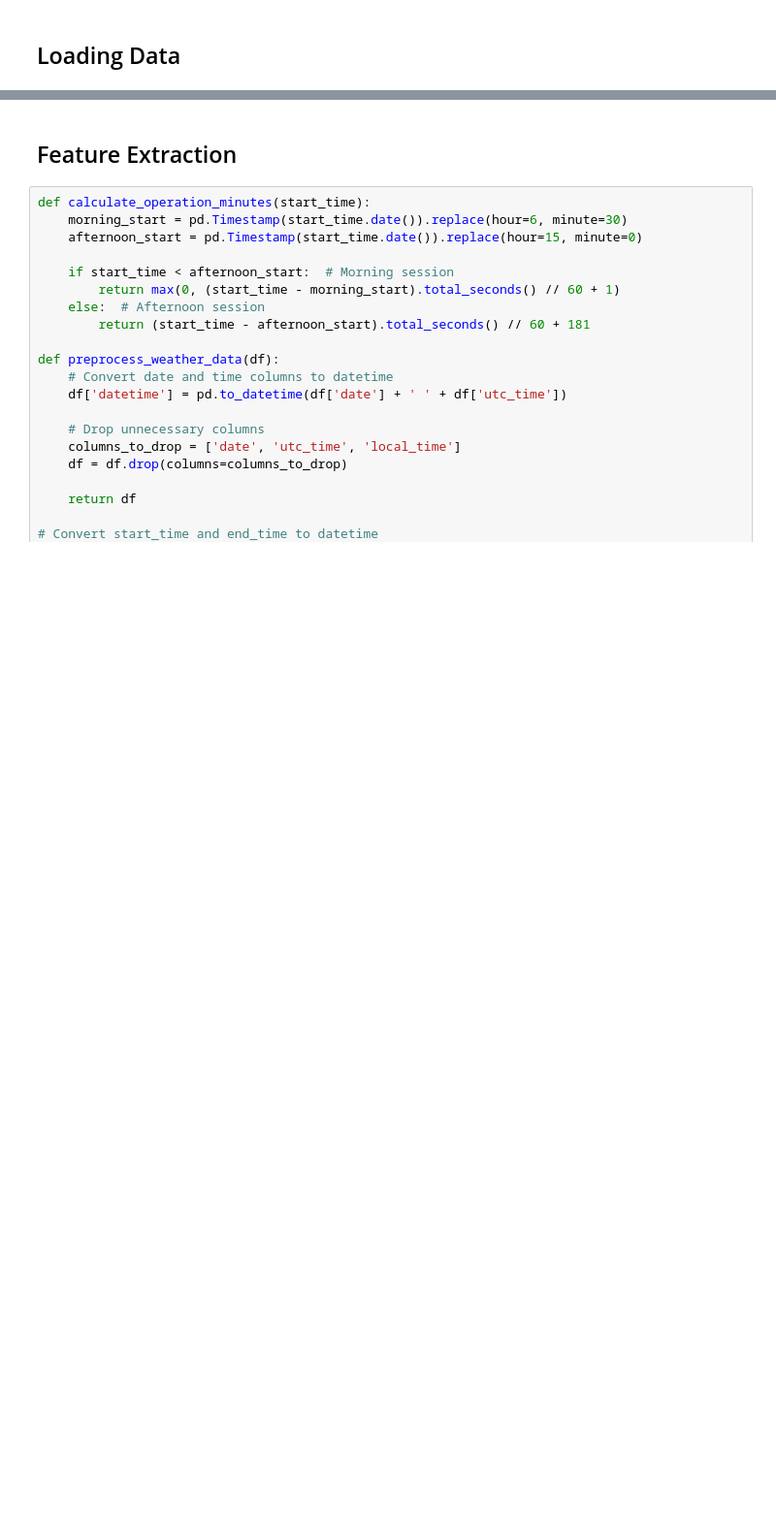
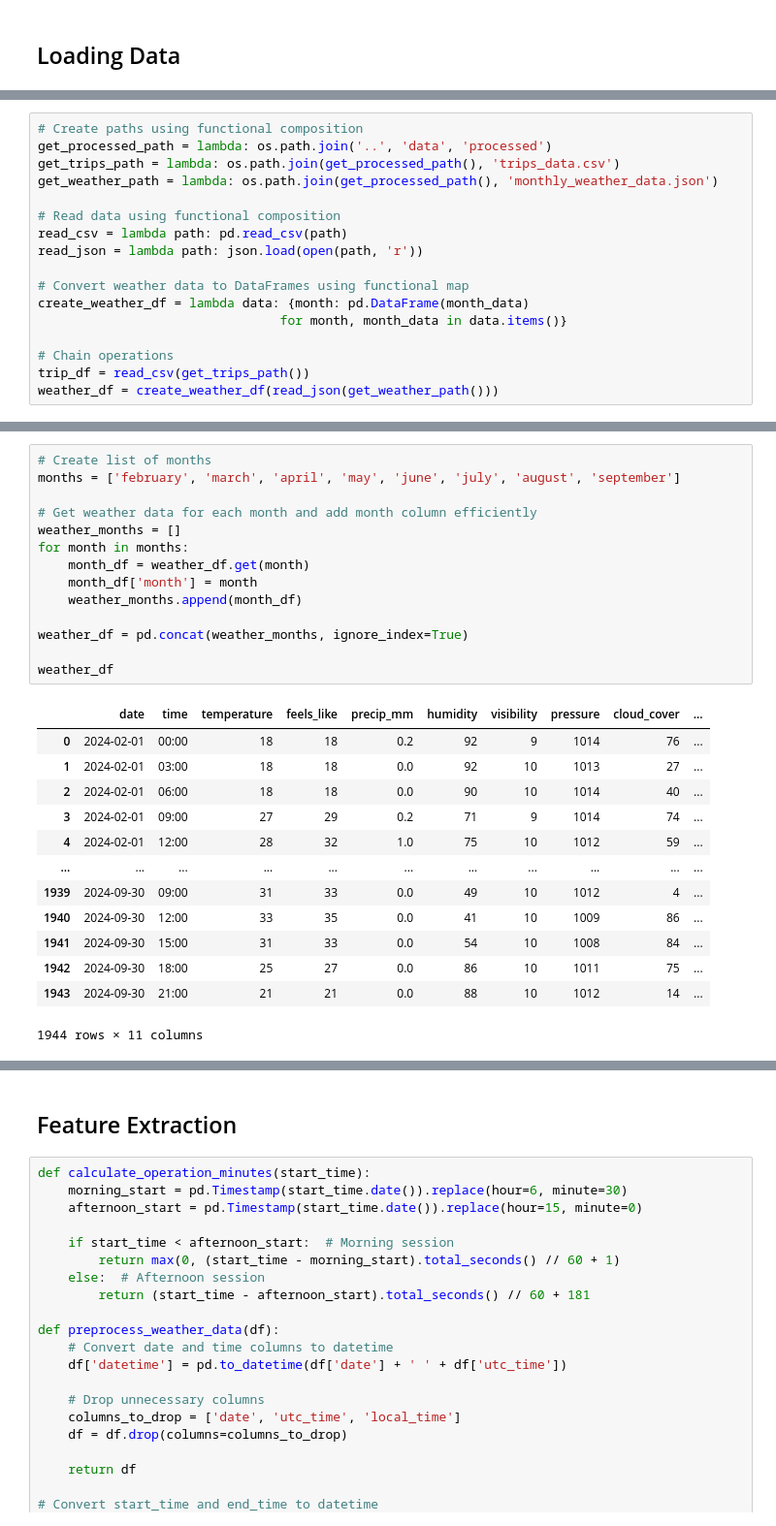
Before and after one commit to ramdhanhdy/bus-schedule-app, a Jupyter notebook: notebooks/02_feature_engineering.ipynb, the cells around one changed output, grey strips where cells are left out. Shown: that part at 97% size. Saved outputs shown, nothing was run; the diff lists cells and outputs as text; blank space fills up the shorter version.

```diff
--- a/notebooks/02_feature_engineering.ipynb
+++ b/notebooks/02_feature_engineering.ipynb
@@ -18,3 +17,20 @@ weather_df = pd.read_csv('D:\\CDS590\\data\\raw\\combined_weather_data.csv')
+# %%
+# Create paths using functional composition
+get_processed_path = lambda: os.path.join('..', 'data', 'processed')
+get_trips_path = lambda: os.path.join(get_processed_path(), 'trips_data.csv')
+get_weather_path = lambda: os.path.join(get_processed_path(), 'monthly_weather_data.json')
+
+# Read data using functional composition
+read_csv = lambda path: pd.read_csv(path)
+read_json = lambda path: json.load(open(path, 'r'))
+
+# Convert weather data to DataFrames using functional map
+create_weather_df = lambda data: {month: pd.DataFrame(month_data)
+                                for month, month_data in data.items()}
+
+# Chain operations
+trip_df = read_csv(get_trips_path())
+weather_df = create_weather_df(read_json(get_weather_path()))
 # %%
 trip_df.info()
 # %% [output]
@@ -37,0 +54,28 @@ memory usage: 64.8+ KB
+# %%
+# Create list of months
+months = ['february', 'march', 'april', 'may', 'june', 'july', 'august', 'september']
+
+# Get weather data for each month and add month column efficiently
+weather_months = []
+for month in months:
+    month_df = weather_df.get(month)
+    month_df['month'] = month
+    weather_months.append(month_df)
+
+weather_df = pd.concat(weather_months, ignore_index=True)
+
+weather_df
+# %% [output]
+|  | date | time | temperature | feels_like | precip_mm | humidity | visibility | pressure | cloud_cover | ... |
+| 0 | 2024-02-01 | 00:00 | 18 | 18 | 0.2 | 92 | 9 | 1014 | 76 | ... |
+| 1 | 2024-02-01 | 03:00 | 18 | 18 | 0.0 | 92 | 10 | 1013 | 27 | ... |
+| 2 | 2024-02-01 | 06:00 | 18 | 18 | 0.0 | 90 | 10 | 1014 | 40 | ... |
+| 3 | 2024-02-01 | 09:00 | 27 | 29 | 0.2 | 71 | 9 | 1014 | 74 | ... |
+| 4 | 2024-02-01 | 12:00 | 28 | 32 | 1.0 | 75 | 10 | 1012 | 59 | ... |
+| ... | ... | ... | ... | ... | ... | ... | ... | ... | ... | ... |
+| 1939 | 2024-09-30 | 09:00 | 31 | 33 | 0.0 | 49 | 10 | 1012 | 4 | ... |
+| 1940 | 2024-09-30 | 12:00 | 33 | 35 | 0.0 | 41 | 10 | 1009 | 86 | ... |
+| 1941 | 2024-09-30 | 15:00 | 31 | 33 | 0.0 | 54 | 10 | 1008 | 84 | ... |
+| 1942 | 2024-09-30 | 18:00 | 25 | 27 | 0.0 | 86 | 10 | 1011 | 75 | ... |
+| 1943 | 2024-09-30 | 21:00 | 21 | 21 | 0.0 | 88 | 10 | 1012 | 14 | ... |
+1944 rows × 11 columns
```
Also changed, not shown: parts of 6 cells of this notebook, 7 other files.
